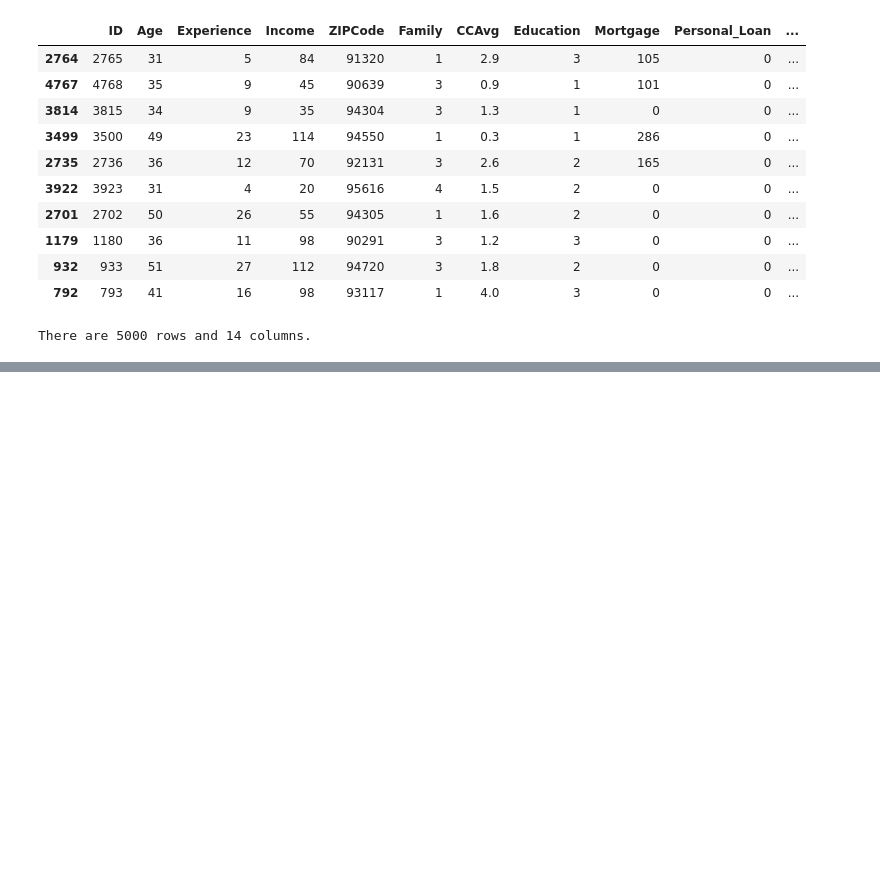
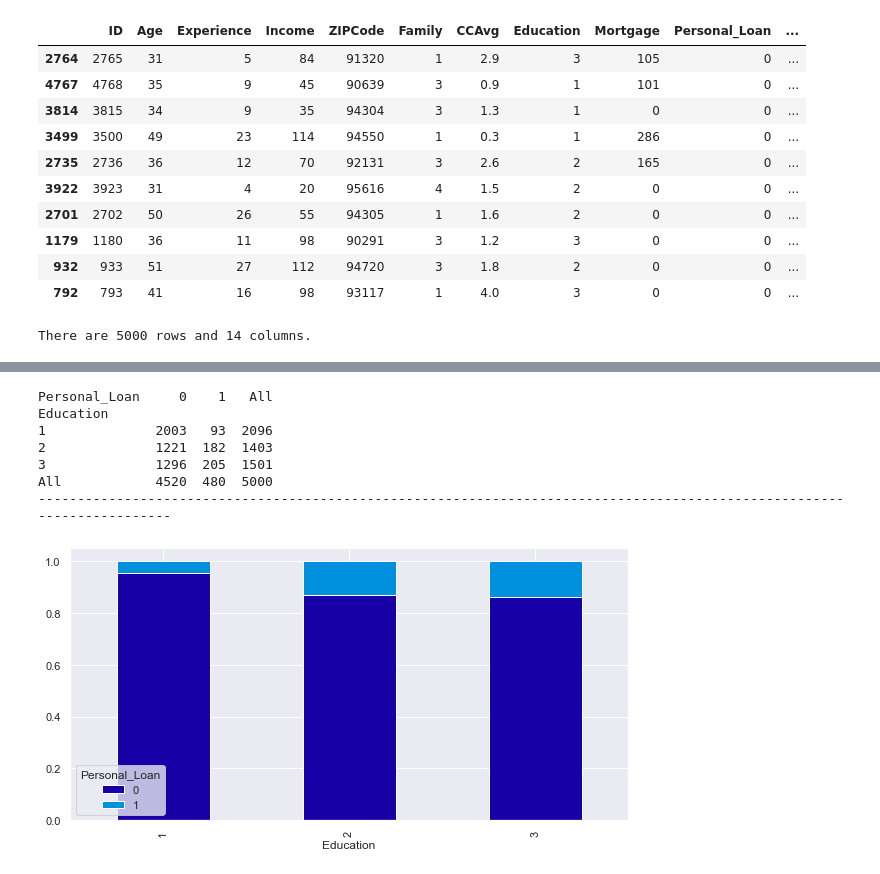
Before and after one commit to zhaolucas/AIMLProjects, a Jupyter notebook: P3_PersonalLoan_Campaign/Project3.ipynb, the cells around one changed output, grey strips where cells are left out. Cells and saved outputs as stored; diff of their text form; code cells hidden in the pictures; blank space fills up the shorter version.

```diff
--- a/P3_PersonalLoan_Campaign/Project3.ipynb
+++ b/P3_PersonalLoan_Campaign/Project3.ipynb
@@ -266,0 +454,11 @@ perc_on_bar(ax,loan["Personal_Loan"])
+# %%
+stacked_plot(loan['Education'])
+# %% [output]
+Personal_Loan     0    1   All
+Education
+1              2003   93  2096
+2              1221  182  1403
+3              1296  205  1501
+All            4520  480  5000
+------------------------------------------------------------------------------------------------------------------------
+[figure, added]
```
Also changed, not shown: parts of 143 cells of this notebook, 7 other files.
